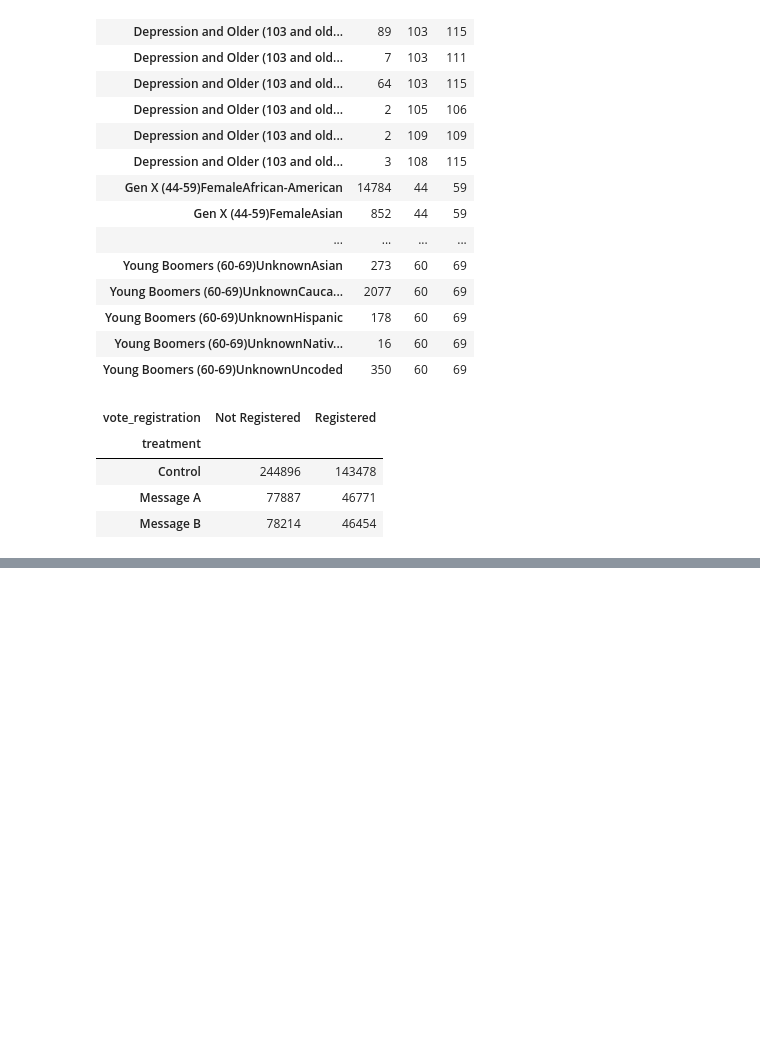
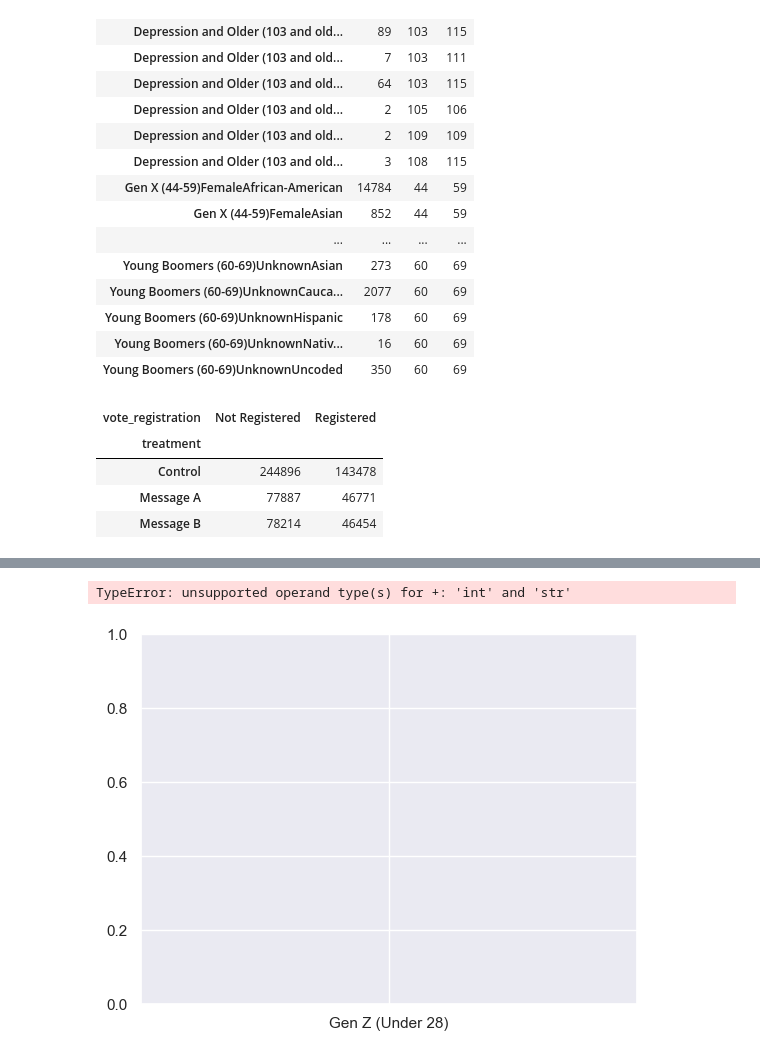
Before and after one commit to dheerajchand/tic_test, a Jupyter notebook: tmc_test_scatchpad.ipynb, the cells around one changed output, grey strips where cells are left out. Cells and saved outputs as stored; diff of their text form; code cells hidden in the pictures; blank space fills up the shorter version.

```diff
--- a/tmc_test_scatchpad.ipynb
+++ b/tmc_test_scatchpad.ipynb
@@ -155,0 +157,25 @@ display(perc_table)
+# %%
+
+# sns.set_theme(style="darkgrid")
+
+# fig, axs = plt.subplots(2, 2, figsize=(7, 7))
+
+# sns.histplot(data=working_copy_df, x="registration", kde=True, color="skyblue", ax=axs[0, 0])
+# sns.histplot(data=working_copy_df, x="sepal_width", kde=True, color="olive", ax=axs[0, 1])
+# sns.histplot(data=working_copy_df, x="petal_length", kde=True, color="gold", ax=axs[1, 0])
+# sns.histplot(data=working_copy_df, x="petal_width", kde=True, color="teal", ax=axs[1, 1])
+
+# plt.show()
+
+df = working_copy_df
+sns.set()
+ax = sns.histplot(data=df, x='generation', hue='treatment',
+                  weights='vote_registration', multiple='stack',
+                  palette=['orange', 'gold', 'tomato'])
+ax.legend(handles=ax.legend_.legendHandles, labels=hue_order, bbox_to_anchor=(1.02, 0.98), loc='upper left')
+ax.set_ylabel('Percentage')
+plt.tight_layout()
+plt.show()
+# %% [output]
+TypeError: unsupported operand type(s) for +: 'int' and 'str'
+[figure, added]
```
Also changed, not shown: parts of 2 cells of this notebook.
